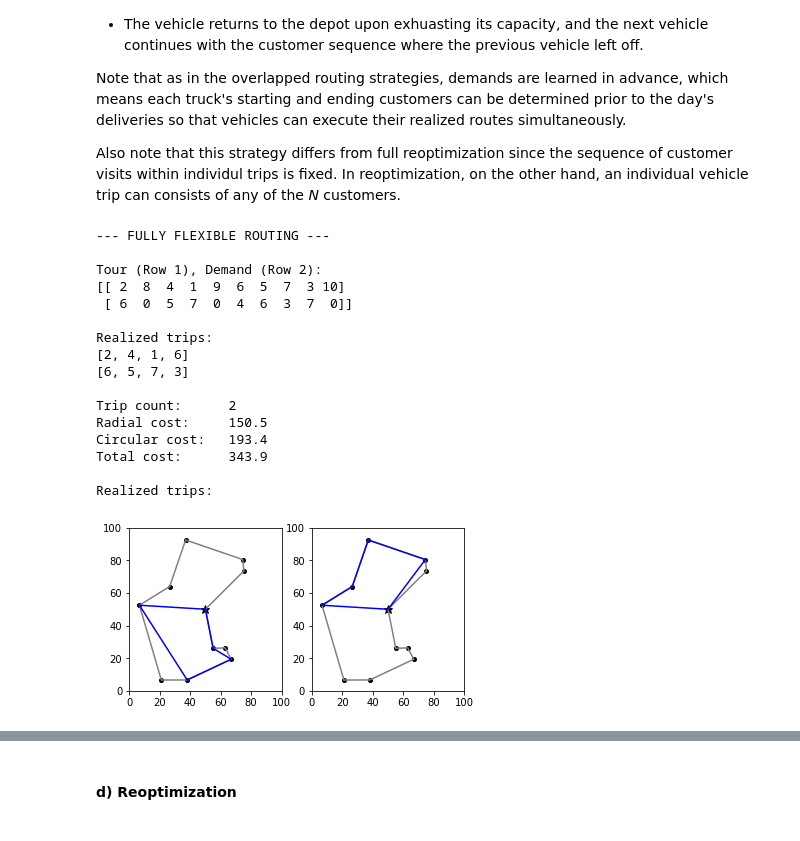
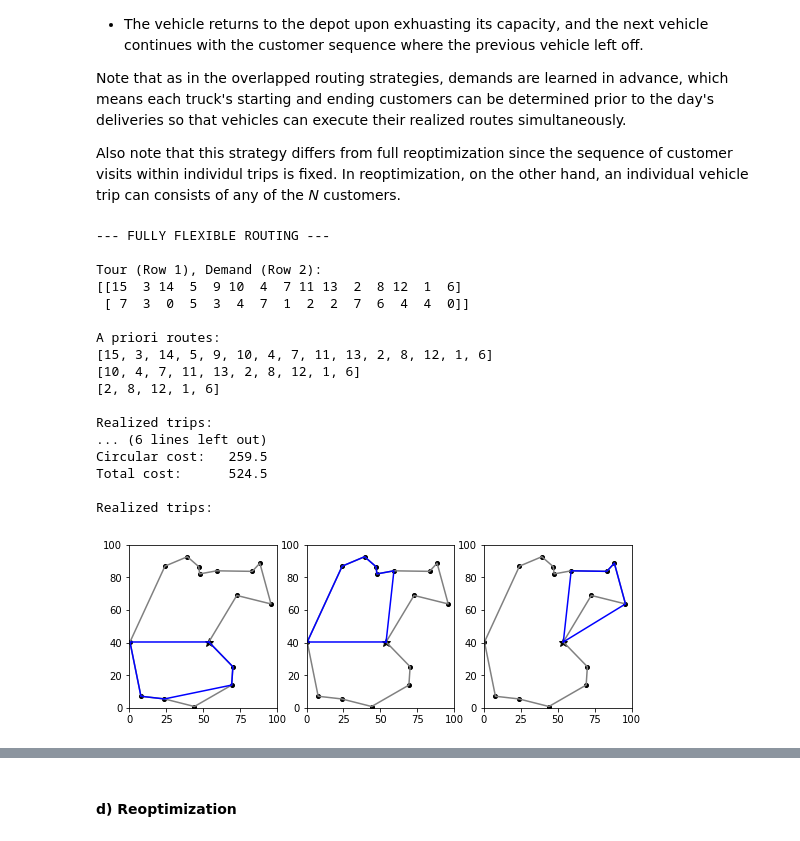
Before and after one commit to kledvina/flexible-routing, a Jupyter notebook: routing_with_closed_chain.ipynb, the cells around one changed output, grey strips where cells are left out. Saved outputs shown, nothing was run; the diff lists cells and outputs as text; code cells hidden in the pictures.

```diff
--- a/routing_with_closed_chain.ipynb
+++ b/routing_with_closed_chain.ipynb
@@ -558,6 +604,8 @@ def plot_routes(inst, routes, route_color, showTour=False):
     if all(route == [] for route in routes):
         return
 
+    depot_x = inst.xlocs[0]
+    depot_y = inst.ylocs[0]
     routes = [routes[a] for a in range(len(routes)) if routes[a] != []]
     num_plots = len(routes)
     tour_x = [inst.xlocs[c] for c in inst.tour] + [depot_x]
@@ -584,7 +632,7 @@ def plot_routes(inst, routes, route_color, showTour=False):
 # %% [markdown]
 ### 1) Set network parameters
 # %%
-num_cust = 10 # number of customers
+num_cust = 15 # number of customers
 dmin = 0 # a customer's minimum random demand (for Uniform distribution)
 dmax = 8 # a customer's maximum random demand (for Uniform Distribution)
 capacity = 20 # vehicle capacity
@@ -600,11 +648,13 @@ Num. of customers: 10, Demand range: [0,8], Veh. capacity: 20, Primary route siz
 # %% [markdown]
 ### 2) Generate random instance
 # %%
-cust_x = field_width*np.random.random(num_cust) # x coordintes of all customers
-cust_y = field_height*np.random.random(num_cust) # y coordinates of all customers
+cust_x = field_width*np.random.random(num_cust + 1) # x coordintes of all customers and deopt
+cust_y = field_height*np.random.random(num_cust + 1) # y coordinates of all customers and depot
 cust_dems = list(np.random.randint(dmin,dmax,num_cust)) # Uniformly distributed customer demands
-xlocs = list(np.append([depot_x], cust_x)) # depot and customer x-coords
-ylocs = list(np.append([depot_y], cust_y)) # depot and customer y-coords
+xlocs = cust_x # depot and customer x-coords
+ylocs = cust_y # depot and customer y-coords
+#xlocs = list(np.append([depot_x], cust_x)) # depot and customer x-coords
+#ylocs = list(np.append([depot_y], cust_y)) # depot and customer y-coords
 demands = list(np.append([0], cust_dems)) # depot and customer demands
 inst = Instance(xlocs, ylocs, demands)
 plot_instance(inst, showLabels=True)
@@ -620,10 +670,11 @@ print('Primary route size: \t', route_size)
 print('Overlap size: \t\t', overlap_size)
 print('Big TSP tour: \t\t', inst.tour[1:])
 print('Tour demands: \t\t', [inst.demands[c] for c in inst.tour[1:]])
-print('Lowerbound Cost: \t', int(inst.get_lowerbound(capacity)))
+#print('Lowerbound Cost: \t', int(inst.get_lowerbound(capacity)))
 print()
 print('TSP Tour:')
 #plot_instance(inst, showTour=True, showLabels=True)
-plot_instance(inst, showTour=True)
+plot_instance(inst, showTour=True, showLabels=True)
+inst_copy = deepcopy(inst)
 # %% [output]
 --- INSTANCE SUMMARY ---
@@ -761,34 +860,40 @@ Note that as in the overlapped routing strategies, demands are learned in advanc
 
 Also note that this strategy differs from full reoptimization since the sequence of customer visits within individul trips is fixed. In reoptimization, on the other hand, an individual vehicle trip can consists of any of the *N* customers.
 # %%
+inst = deepcopy(inst_copy)
 print('--- FULLY FLEXIBLE ROUTING ---')
-segments = create_full_trips(inst,[inst.tour[1:]],capacity)
+#segments = create_full_trips(inst,[inst.tour[1:]],capacity)
+primary_routes = get_primary_routes(inst, route_size)
+extended_routes = get_extended_routes(inst, route_size, inst.size)
+segments = implement_k_overlapped_alg(inst,primary_routes,extended_routes,capacity,route_size,inst.size)
 combined = np.array([inst.tour[1:], [inst.demands[c] for c in inst.tour[1:]]])
 print('\nTour (Row 1), Demand (Row 2):')
 print(combined)
+print('\nA priori routes:', *extended_routes, sep="\n")
 print('\nRealized trips:', *segments, sep="\n")
 print('\nTrip count:\t', get_trip_count(segments))
 print('Radial cost:\t', np.round(sum([get_radial_cost(inst,seg) for seg in segments]), 1))
 print('Circular cost:\t', np.round(sum([get_circular_cost(inst,seg) for seg in segments]), 1))
 print('Total cost:\t', np.round(sum([get_total_cost(inst,seg) for seg in segments]), 1))
 print()
 print('Realized trips:')
 plot_routes(inst, segments, 'blue', showTour=True)
 # %% [output]
 --- FULLY FLEXIBLE ROUTING ---
 
 Tour (Row 1), Demand (Row 2):
-[[ 2  8  4  1  9  6  5  7  3 10]
- [ 6  0  5  7  0  4  6  3  7  0]]
+[[15  3 14  5  9 10  4  7 11 13  2  8 12  1  6]
+ [ 7  3  0  5  3  4  7  1  2  2  7  6  4  4  0]]
+
+A priori routes:
+[15, 3, 14, 5, 9, 10, 4, 7, 11, 13, 2, 8, 12, 1, 6]
+[10, 4, 7, 11, 13, 2, 8, 12, 1, 6]
+[2, 8, 12, 1, 6]
 
 Realized trips:
-[2, 4, 1, 6]
-[6, 5, 7, 3]
-
-Trip count:      2
-Radial cost:     150.5
-Circular cost:   193.4
-Total cost:      343.9
+... (6 lines left out)
+Circular cost:   259.5
+Total cost:      524.5
 
 Realized trips:
-[figure, old version]
+[figure, new version]
```
Also changed, not shown: parts of 26 cells of this notebook, 40 other files.
